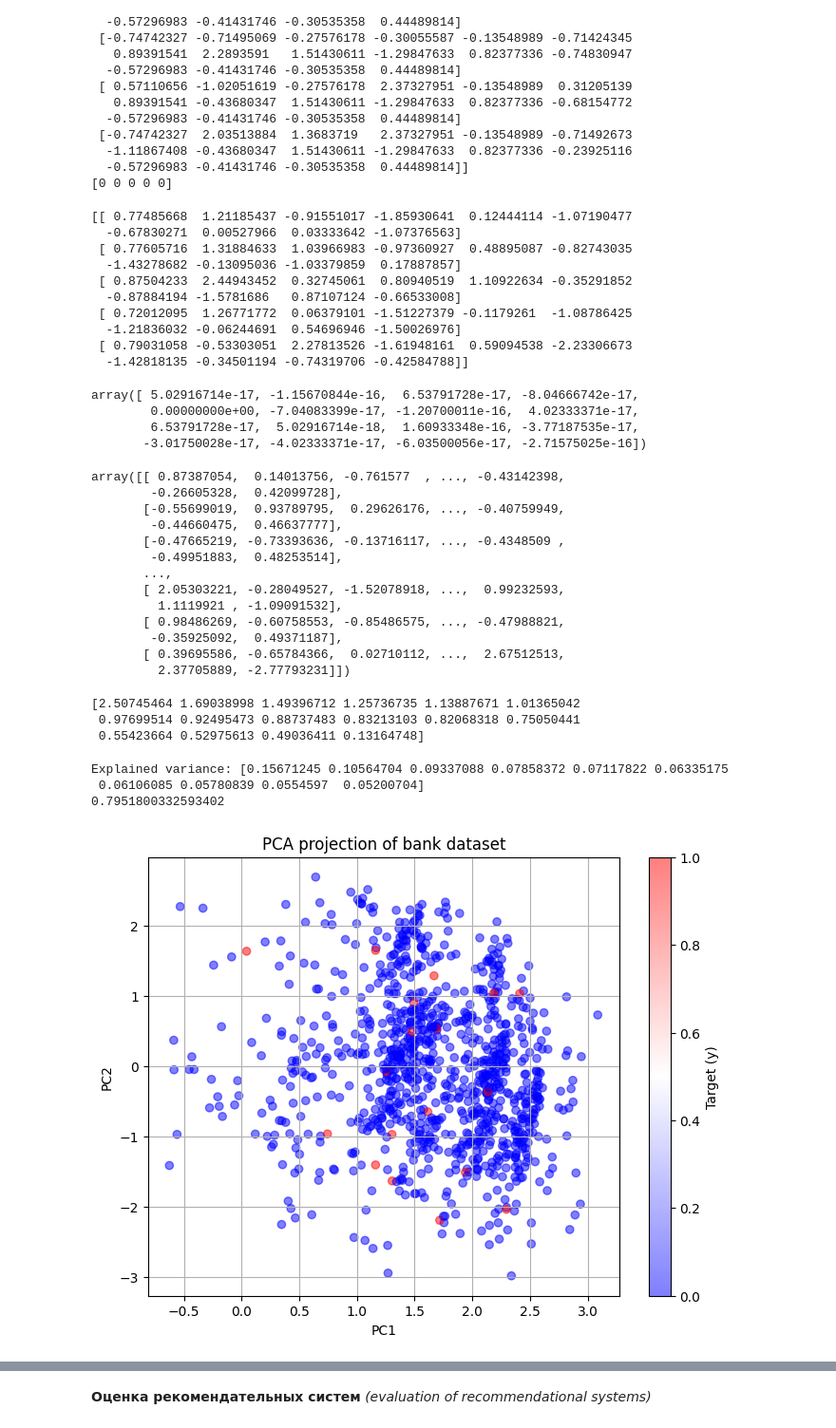
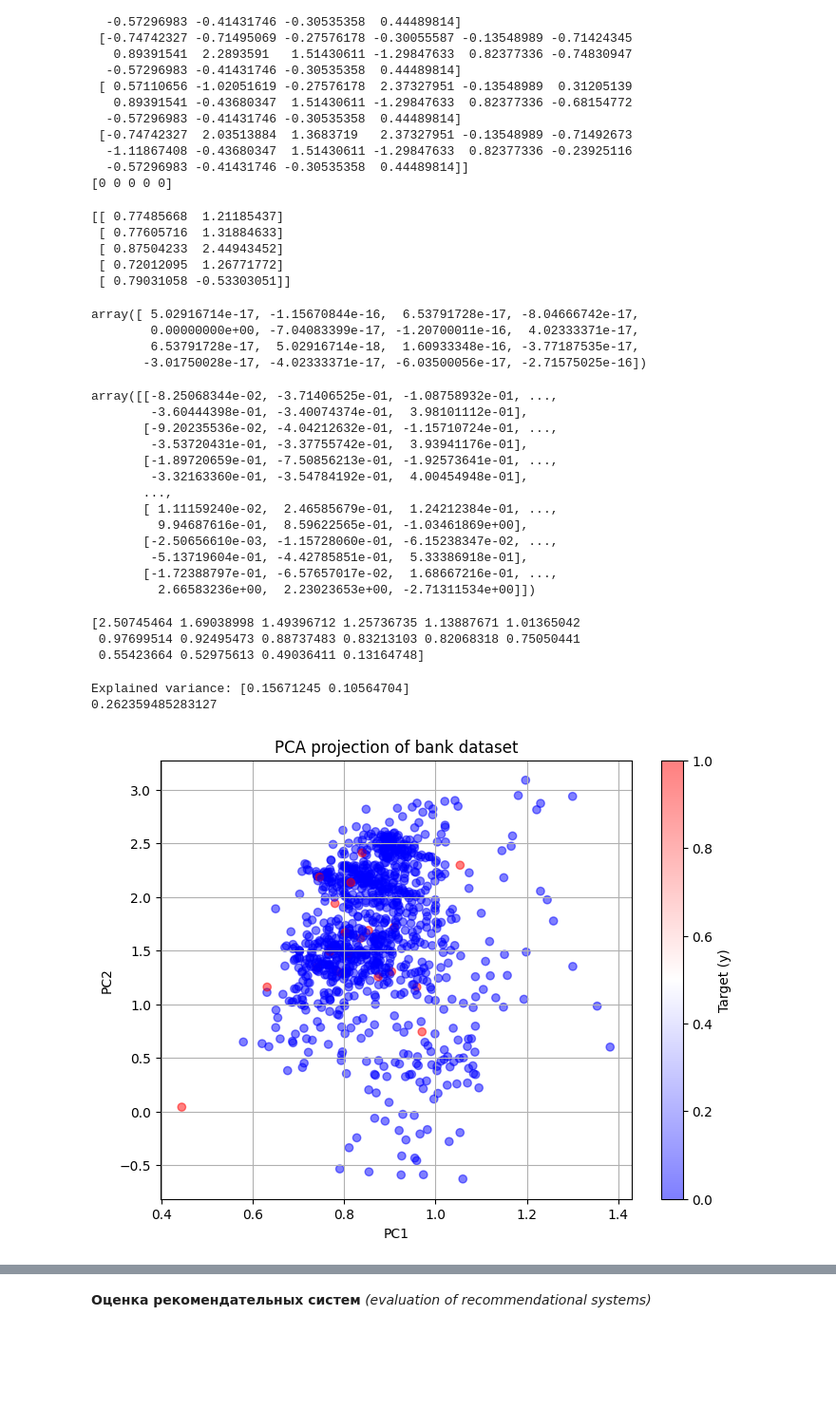
Before and after one commit to Rainfue/RecSys, a Jupyter notebook: note1.ipynb, the cells around one changed output, grey strips where cells are left out. Shown: that part at 95% size. Saved outputs shown, nothing was run; the diff lists cells and outputs as text; code cells hidden in the pictures; blank space fills up the shorter version.

```diff
--- a/note1.ipynb
+++ b/note1.ipynb
@@ -1002,21 +974,16 @@ print(y[:5])
   -0.57296983 -0.41431746 -0.30535358  0.44489814]]
 [0 0 0 0 0]
 # %%
-pca = PCA(X, 10)
+pca = PCA(X, 2)
 
 X_pca = pca.transform()
 print(X_pca[:5])
 # %% [output]
-[[ 0.77485668  1.21185437 -0.91551017 -1.85930641  0.12444114 -1.07190477
-  -0.67830271  0.00527966  0.03333642 -1.07376563]
- [ 0.77605716  1.31884633  1.03966983 -0.97360927  0.48895087 -0.82743035
-  -1.43278682 -0.13095036 -1.03379859  0.17887857]
- [ 0.87504233  2.44943452  0.32745061  0.80940519  1.10922634 -0.35291852
-  -0.87884194 -1.5781686   0.87107124 -0.66533008]
- [ 0.72012095  1.26771772  0.06379101 -1.51227379 -0.1179261  -1.08786425
-  -1.21836032 -0.06244691  0.54696946 -1.50026976]
- [ 0.79031058 -0.53303051  2.27813526 -1.61948161  0.59094538 -2.23306673
-  -1.42818135 -0.34501194 -0.74319706 -0.42584788]]
+[[ 0.77485668  1.21185437]
+ [ 0.77605716  1.31884633]
+ [ 0.87504233  2.44943452]
+ [ 0.72012095  1.26771772]
+ [ 0.79031058 -0.53303051]]
 # %%
 pca.mean
 # %% [output]
@@ -1027,19 +994,19 @@ array([ 5.02916714e-17, -1.15670844e-16,  6.53791728e-17, -8.04666742e-17,
 # %%
 pca.inverse_transform()
 # %% [output]
-array([[ 0.87387054,  0.14013756, -0.761577  , ..., -0.43142398,
-        -0.26605328,  0.42099728],
-       [-0.55699019,  0.93789795,  0.29626176, ..., -0.40759949,
-        -0.44660475,  0.46637777],
-       [-0.47665219, -0.73393636, -0.13716117, ..., -0.4348509 ,
-        -0.49951883,  0.48253514],
+array([[-8.25068344e-02, -3.71406525e-01, -1.08758932e-01, ...,
+        -3.60444398e-01, -3.40074374e-01,  3.98101112e-01],
+       [-9.20235536e-02, -4.04212632e-01, -1.15710724e-01, ...,
+        -3.53720431e-01, -3.37755742e-01,  3.93941176e-01],
+       [-1.89720659e-01, -7.50856213e-01, -1.92573641e-01, ...,
+        -3.32163360e-01, -3.54784192e-01,  4.00454948e-01],
        ...,
-       [ 2.05303221, -0.28049527, -1.52078918, ...,  0.99232593,
-         1.1119921 , -1.09091532],
-       [ 0.98486269, -0.60758553, -0.85486575, ..., -0.47988821,
-        -0.35925092,  0.49371187],
-       [ 0.39695586, -0.65784366,  0.02710112, ...,  2.67512513,
-         2.37705889, -2.77793231]])
+       [ 1.11159240e-02,  2.46585679e-01,  1.24212384e-01, ...,
+         9.94687616e-01,  8.59622565e-01, -1.03461869e+00],
+       [-2.50656610e-03, -1.15728060e-01, -6.15238347e-02, ...,
+        -5.13719604e-01, -4.42785851e-01,  5.33386918e-01],
+       [-1.72388797e-01, -6.57657017e-02,  1.68667216e-01, ...,
+         2.66583236e+00,  2.23023653e+00, -2.71311534e+00]])
 # %%
 print(pca.eigenvalues)
 # %% [output]
@@ -1050,17 +1017,16 @@ print(pca.eigenvalues)
 print("Explained variance:", pca.explained_variance_ratio)
 print(sum(pca.explained_variance_ratio))
 # %% [output]
-Explained variance: [0.15671245 0.10564704 0.09337088 0.07858372 0.07117822 0.06335175
- 0.06106085 0.05780839 0.0554597  0.05200704]
-0.7951800332593402
+Explained variance: [0.15671245 0.10564704]
+0.262359485283127
 # %%
 plt.figure(figsize=(8,6))
-plt.scatter(X_pca[:, 1][:1000], X_pca[:, 2][:1000], c=y[:1000], cmap='bwr', alpha=0.5)
+plt.scatter(X_pca[:, 0][:1000], X_pca[:, 1][:1000], c=y[:1000], cmap='bwr', alpha=0.5)
 plt.xlabel("PC1")
 plt.ylabel("PC2")
 plt.title("PCA projection of bank dataset")
 plt.grid(True)
 plt.colorbar(label='Target (y)')
 plt.show()
 # %% [output]
-[figure, old version]
+[figure, new version]
```
Also changed, not shown: parts of 24 cells of this notebook.
